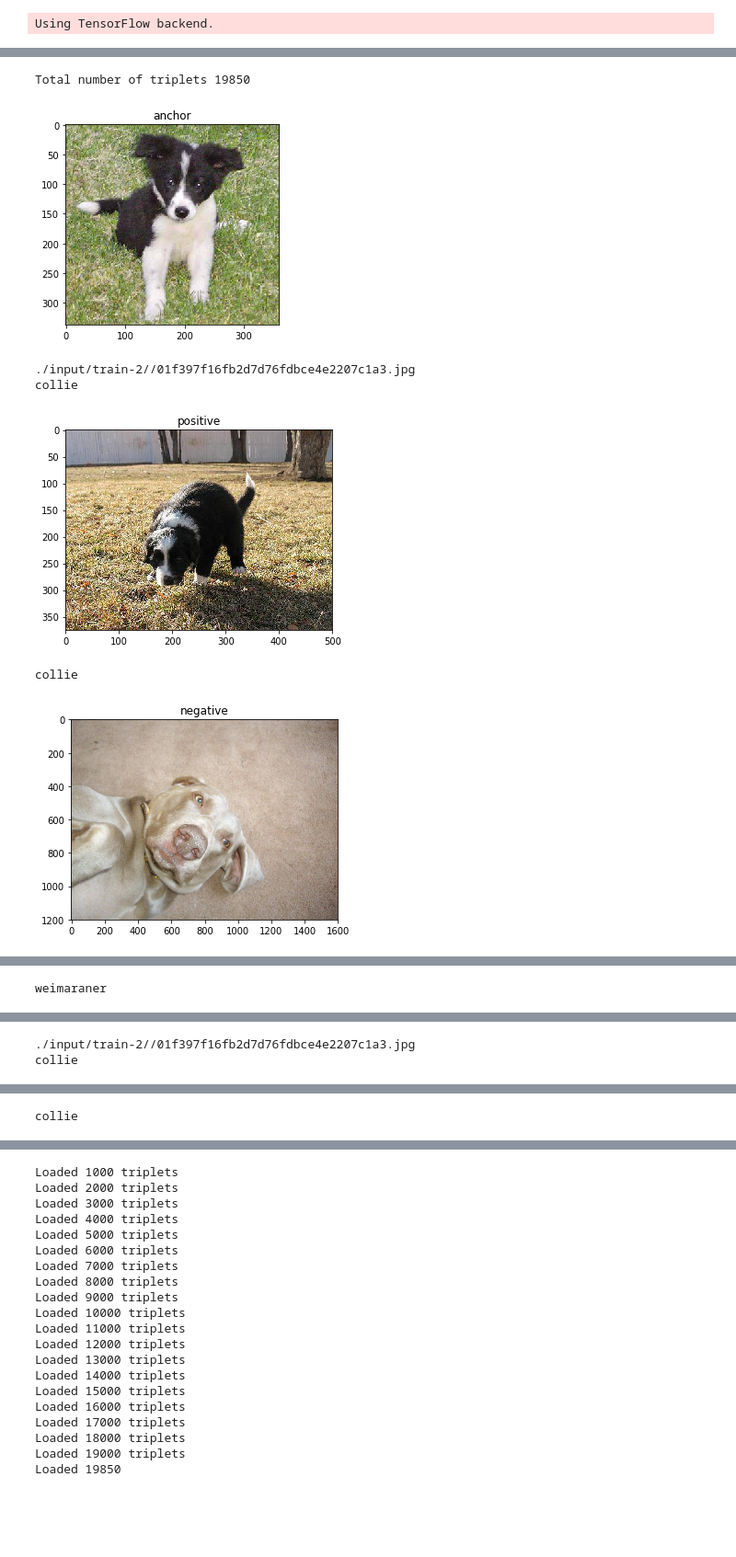
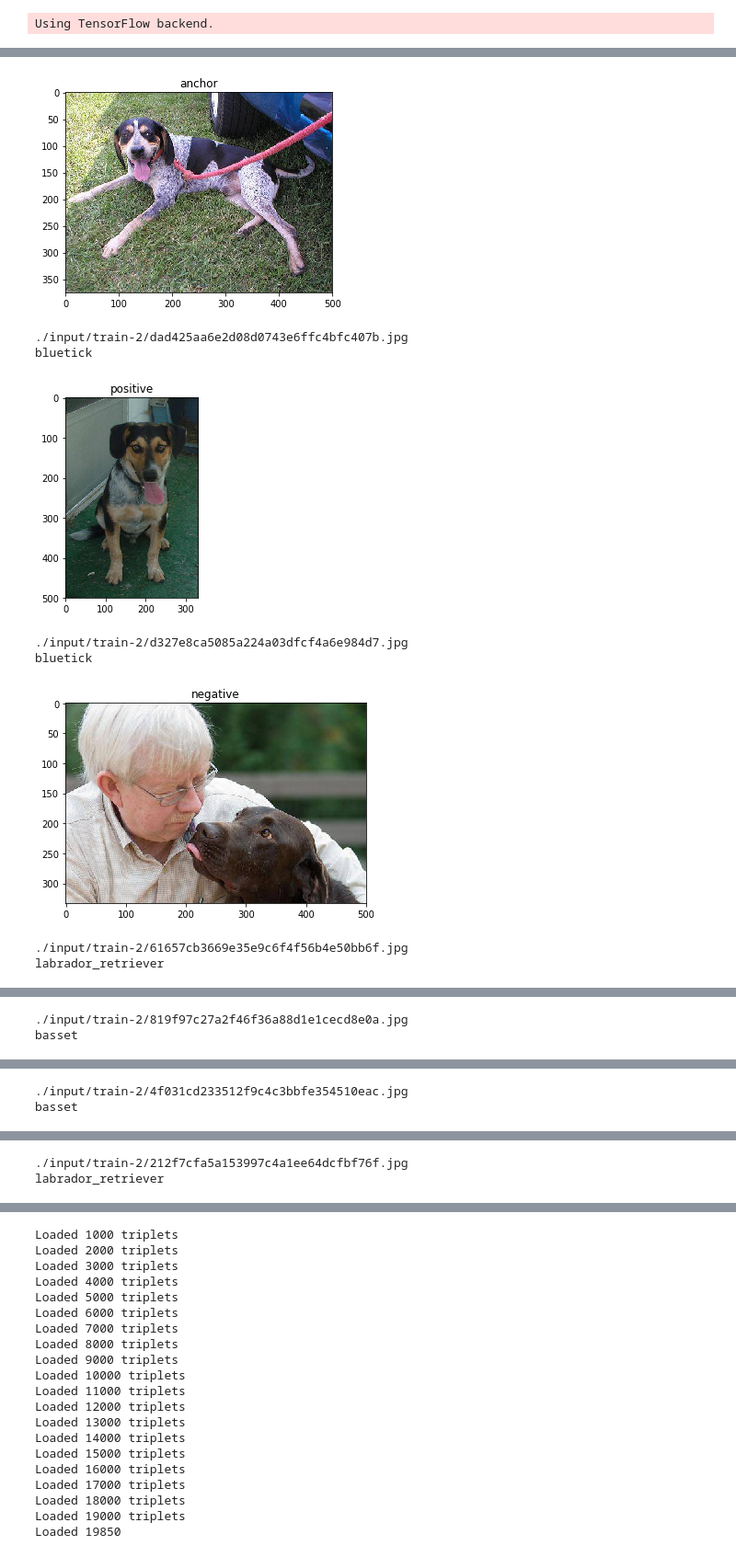
Before and after one commit to alechfho/dog_breed, a Jupyter notebook: doggie_breed_new.ipynb, the cells around one changed output, grey strips where cells are left out. Shown at 92% size. Drawn from its saved outputs; the diff is of its cells as text; code cells hidden in the pictures; blank space fills up the shorter version.

```diff
--- a/doggie_breed_new.ipynb
+++ b/doggie_breed_new.ipynb
@@ -57,0 +83,5 @@ weimaraner                     68       68    68      68
+# %%
+def shuffle_triplets(df_triplets):
+    return df_triplets.sample(frac=1).reset_index(drop=True)
+
+df_triplets = pd.read_csv(training_file_path('triplets'))
@@ -58,41 +95,38 @@ weimaraner                     68       68    68      68
 # %%
-ENCODING_SIZE = 4096
-
-def show_triplets(triplets):
-    row = triplets.iloc[random.randint(0, triplets.shape[0]-1)]
+def show_triplets(df_triplets):
+    row = df_triplets.iloc[random.randint(0, df_triplets.shape[0]-1)]
     anchor_path = IMAGE_DIR + '/{name}.jpg'.format(name=row['anchor_id'])
     img = Image.open(anchor_path)
     plt.imshow(img)
     plt.title('anchor')
     plt.show()
     print(anchor_path)
     print(row['anchor_type'])
-    img = Image.open(IMAGE_DIR + '/{name}.jpg'.format(name=row['positive_id']))
+    positive_path = IMAGE_DIR + '/{name}.jpg'.format(name=row['positive_id'])
+    img = Image.open(positive_path)
     plt.imshow(img)
     plt.title('positive')
     plt.show()
+    print(positive_path)
     print(row['positive_type'])
-    img = Image.open(IMAGE_DIR + '/{name}.jpg'.format(name=row['negative_id']))
+    negative_path = IMAGE_DIR + '/{name}.jpg'.format(name=row['negative_id'])
+    img = Image.open(negative_path)
     plt.imshow(img)
     plt.title('negative')
     plt.show()
+    print(negative_path)
     print(row['negative_type'])
 
-
-triplets = pd.read_csv("./input/labels_train_small_triplets_{n_anchors}_{encoding_strategy}.csv".format(n_anchors=N_ANCHORS, encoding_strategy=ENCODING_STRATEGY))
-print('Total number of triplets ' + str(triplets.shape[0]))
-
-random.seed()
-show_triplets(triplets)
-show_triplets(triplets)
-show_triplets(triplets)
-
-triplets = triplets.sample(frac=1).reset_index(drop=True)
+show_triplets(df_triplets)
+show_triplets(df_triplets)
+show_triplets(df_triplets)
 # %% [output]
+[figure, new version]
-Total number of triplets 19850
+./input/train-2/dad425aa6e2d08d0743e6ffc4bfc407b.jpg
+bluetick
-[figure, old version]
+[figure, new version]
-./input/train-2//01f397f16fb2d7d76fdbce4e2207c1a3.jpg
-collie
+./input/train-2/d327e8ca5085a224a03dfcf4a6e984d7.jpg
+bluetick
-[figure, old version]
+[figure, new version]
-collie
+./input/train-2/61657cb3669e35e9c6f4f56b4e50bb6f.jpg
+labrador_retriever
-[figure, old version]
@@ -99 +134,2 @@ collie
-weimaraner
+./input/train-2/819f97c27a2f46f36a88d1e1cecd8e0a.jpg
+basset
@@ -101,2 +137,2 @@ weimaraner
-./input/train-2//01f397f16fb2d7d76fdbce4e2207c1a3.jpg
-collie
+./input/train-2/4f031cd233512f9c4c3bbfe354510eac.jpg
+basset
@@ -104 +140,2 @@ collie
-collie
+./input/train-2/212f7cfa5a153997c4a1ee64dcfbf76f.jpg
+labrador_retriever
```
Also changed, not shown: parts of 24 cells of this notebook, 7 other files.
